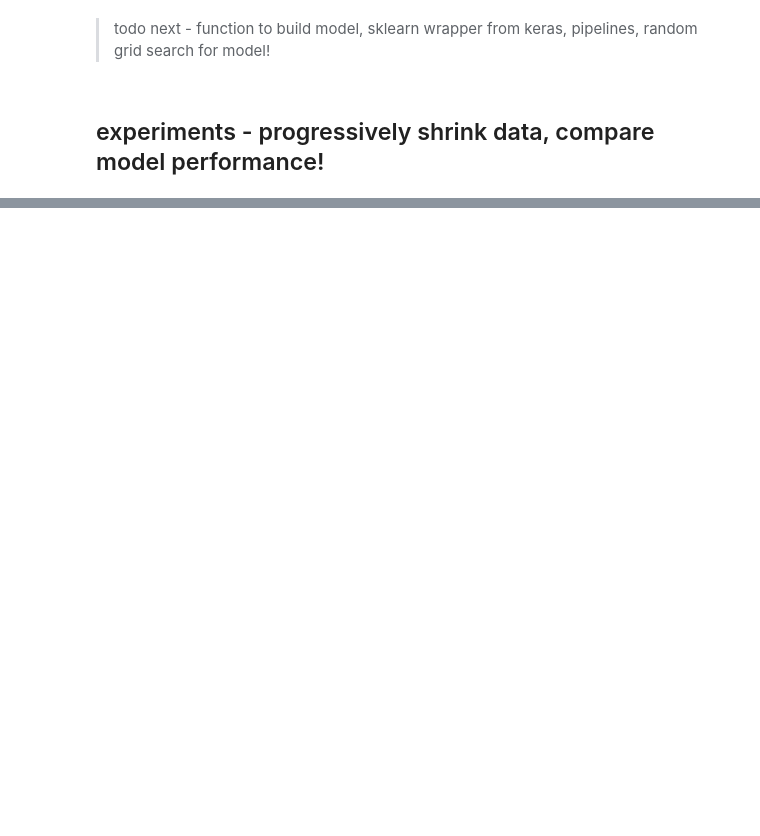
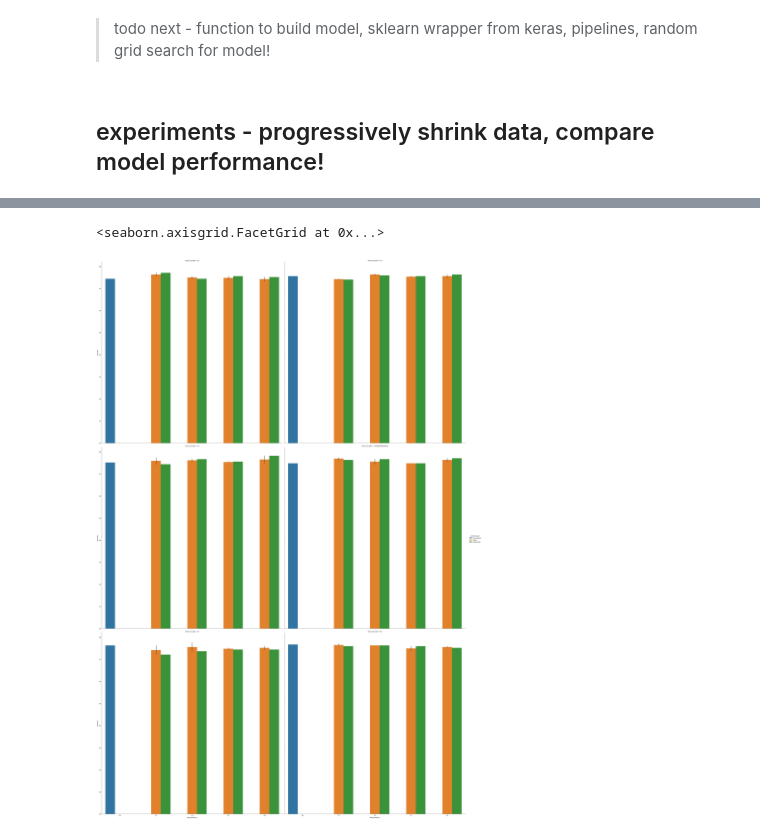
Before and after one commit to PaulBFB/master_thesis, a Jupyter notebook: titanic_deep_learning.ipynb, the cells around one changed output, grey strips where cells are left out. Drawn from its saved outputs; the diff is of its cells as text; code cells hidden in the pictures; blank space fills up the shorter version.

```diff
--- a/titanic_deep_learning.ipynb
+++ b/titanic_deep_learning.ipynb
@@ -233,0 +133,9 @@ KeyboardInterrupt:
+# %%
+with open('./boosting_results_new.csv', mode='r') as file:
+    df = pd.read_csv(file)
+# %%
+with open('./boosting_results_new_wasserstein.csv', mode='r') as file:
+    df_w = pd.read_csv(file)
+# %%
+df['boostint_type'] = np.where(df['boosted_data'], 'dcgan', 'not_boosted')
+df
@@ -234,5 +160,4 @@ KeyboardInterrupt:
 # %%
-df = pd.DataFrame(models_tested)
-df
+df = pd.concat((df, df_w))
 # %%
 df.sort_values(by=['share_real_data', 'data_boosted_x'])
@@ -246,11 +180,14 @@ import seaborn as sns
 # %%
 sns.catplot(
     x='data_boosted_x',
-    hue='boosted_data',
+    hue='boostint_type',
     y='accuracy',
     data=df,
     col='share_real_data',
     kind='bar',
     col_wrap=2,
-    height=10
+    height=20
 )
+# %% [output]
+<seaborn.axisgrid.FacetGrid at 0x...>
+[figure, added]
```
Also changed, not shown: parts of 7 cells of this notebook, 6 other files.
